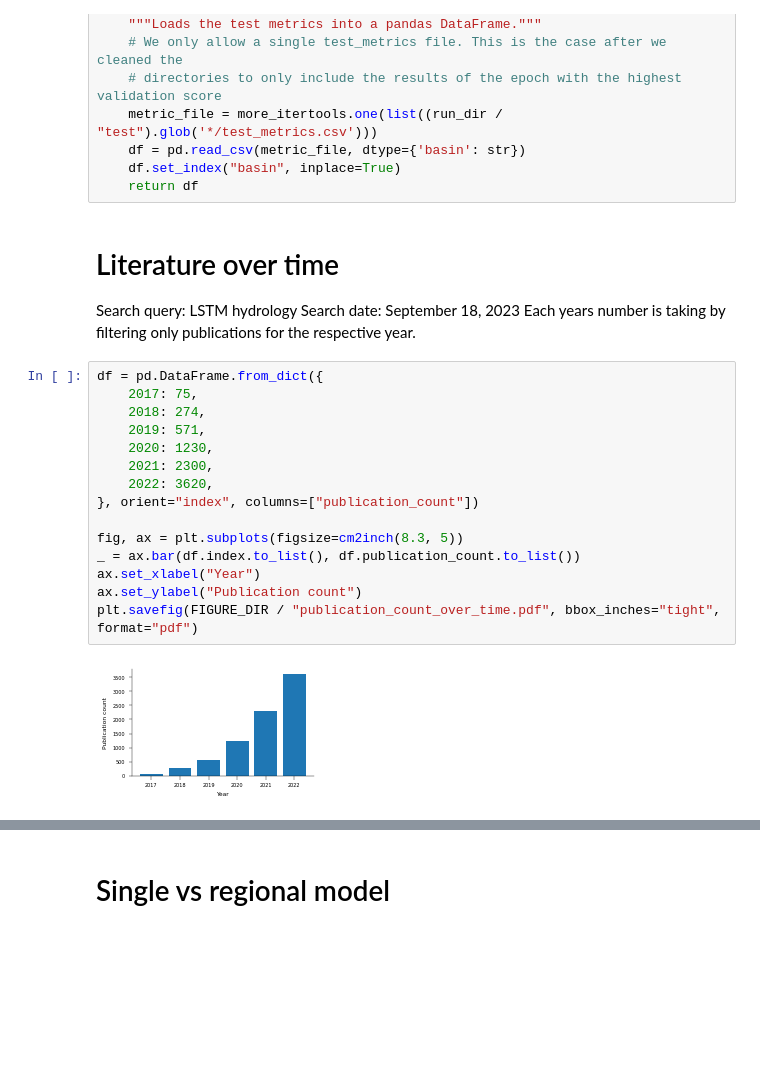
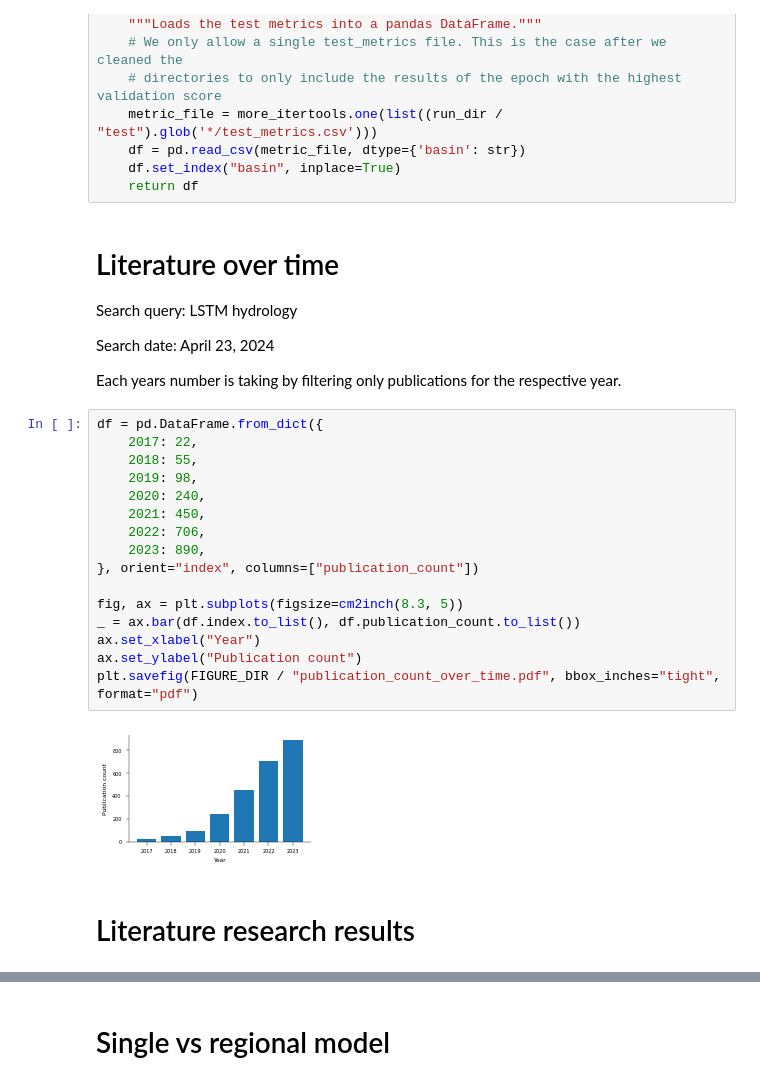
Before and after one commit to kratzert/never-paper, a Jupyter notebook: create_all_figures_ensemble_runs.ipynb, the cells around one changed output, grey strips where cells are left out. Drawn from its saved outputs; the diff is of its cells as text; blank space fills up the shorter version.

```diff
--- a/create_all_figures_ensemble_runs.ipynb
+++ b/create_all_figures_ensemble_runs.ipynb
@@ -110,22 +108,27 @@ def get_test_metrics(run_dir: Path) -> pd.DataFrame:
 # Literature over time
 
 Search query: LSTM hydrology
-Search date: September 18, 2023
+
+Search date: April 23, 2024
+
 Each years number is taking by filtering only publications for the respective year.
 # %%
 df = pd.DataFrame.from_dict({
-    2017: 75,
-    2018: 274,
-    2019: 571,
-    2020: 1230,
-    2021: 2300,
-    2022: 3620,
+    2017: 22,
+    2018: 55,
+    2019: 98,
+    2020: 240,
+    2021: 450,
+    2022: 706,
+    2023: 890,
 }, orient="index", columns=["publication_count"])
 
 fig, ax = plt.subplots(figsize=cm2inch(8.3, 5))
 _ = ax.bar(df.index.to_list(), df.publication_count.to_list())
 ax.set_xlabel("Year")
 ax.set_ylabel("Publication count")
 plt.savefig(FIGURE_DIR / "publication_count_over_time.pdf", bbox_inches="tight", format="pdf")
 # %% [output]
-[figure, old version]
+[figure, new version]
+# %% [markdown]
+# Literature research results
```
Also changed, not shown: parts of 24 cells of this notebook, 1 other file.
